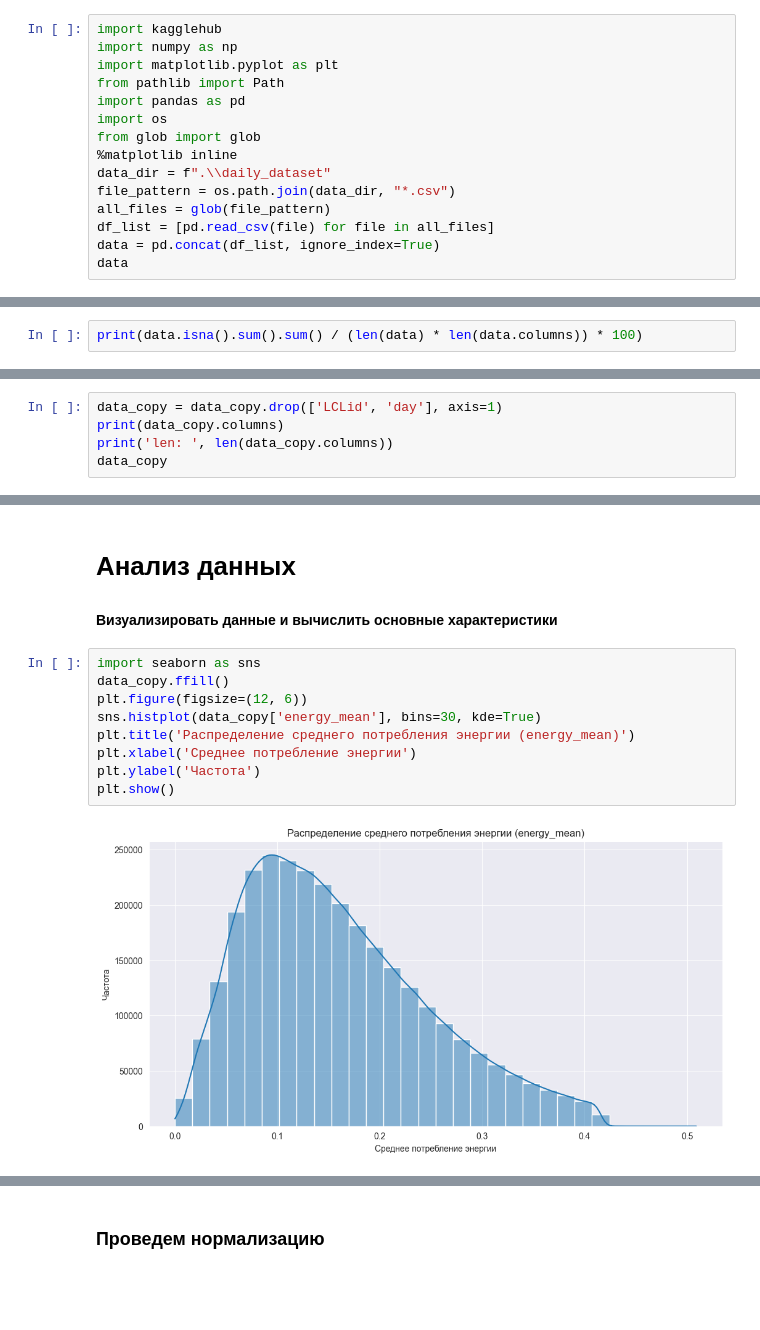
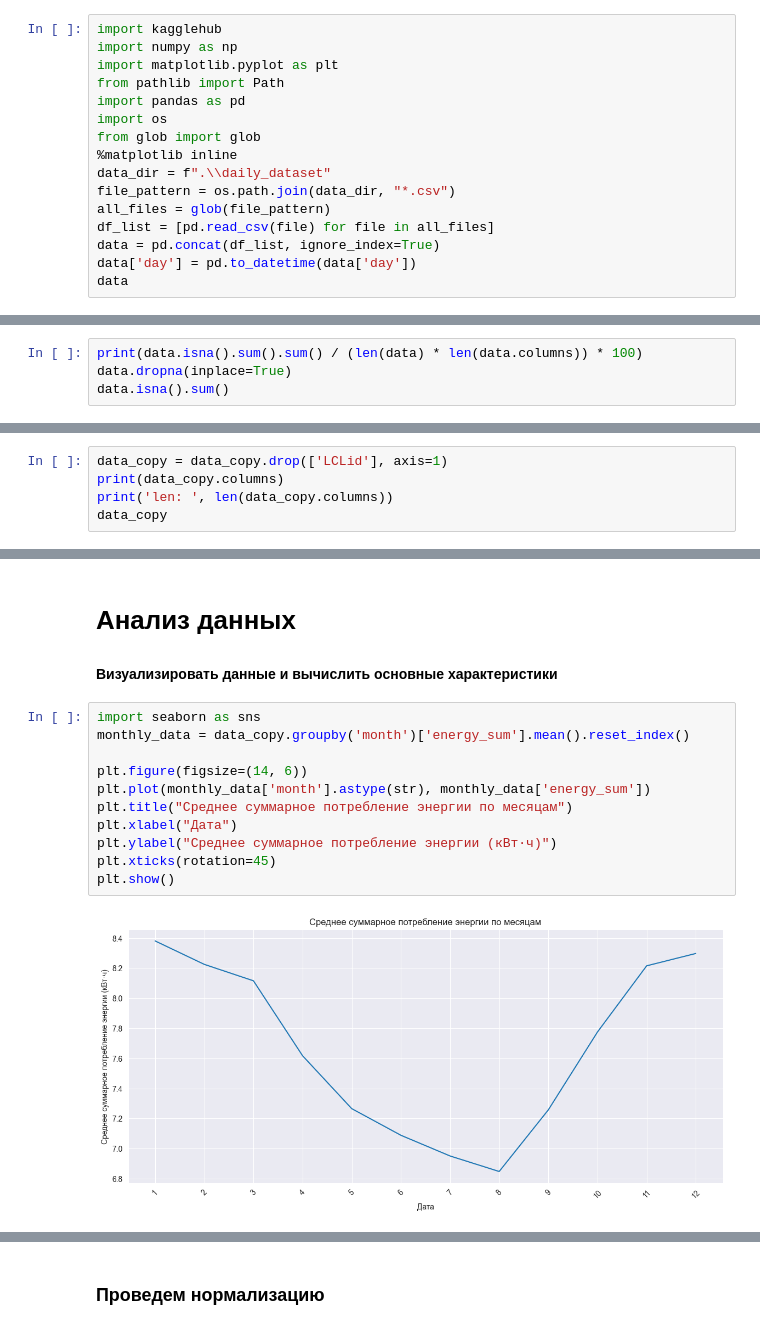
Before and after one commit to SRGatsus/UNN_ML_2024, a Jupyter notebook: ML_electricity.ipynb, the cells around one changed output, grey strips where cells are left out. Cells and saved outputs as stored; diff of their text form; blank space fills up the shorter version.

```diff
--- a/ML_electricity.ipynb
+++ b/ML_electricity.ipynb
@@ -23,6 +23,7 @@ file_pattern = os.path.join(data_dir, "*.csv")
 all_files = glob(file_pattern)
 df_list = [pd.read_csv(file) for file in all_files]
 data = pd.concat(df_list, ignore_index=True)
+data['day'] = pd.to_datetime(data['day'])
 data
 # %% [output]
 |  | LCLid | day | energy_median | energy_mean | energy_max | energy_count | energy_std | energy_sum | ... |
@@ -125,5 +126,7 @@ dtype: int64
 ## Процент пропущенных полей:
 # %%
 print(data.isna().sum().sum() / (len(data) * len(data.columns)) * 100)
+data.dropna(inplace=True)
+data.isna().sum()
 # %% [output]
 0.03633929679520067
@@ -146,7 +228,7 @@ Name: count, dtype: int64
 # %% [markdown]
 # Исключим ненужные данные
 # %%
-data_copy = data_copy.drop(['LCLid', 'day'], axis=1)
+data_copy = data_copy.drop(['LCLid'], axis=1)
 print(data_copy.columns)
 print('len: ', len(data_copy.columns))
 data_copy
@@ -201,12 +284,14 @@ data_copy.describe()
 #### Визуализировать данные и вычислить основные характеристики
 # %%
 import seaborn as sns
-data_copy.ffill()
-plt.figure(figsize=(12, 6))
-sns.histplot(data_copy['energy_mean'], bins=30, kde=True)
-plt.title('Распределение среднего потребления энергии (energy_mean)')
-plt.xlabel('Среднее потребление энергии')
-plt.ylabel('Частота')
+monthly_data = data_copy.groupby('month')['energy_sum'].mean().reset_index()
+
+plt.figure(figsize=(14, 6))
+plt.plot(monthly_data['month'].astype(str), monthly_data['energy_sum'])
+plt.title("Среднее суммарное потребление энергии по месяцам")
+plt.xlabel("Дата")
+plt.ylabel("Среднее суммарное потребление энергии (кВт·ч)")
+plt.xticks(rotation=45)
 plt.show()
 # %% [output]
-[figure, old version]
+[figure, new version]
```
Also changed, not shown: parts of 37 cells of this notebook, 1 other file.
